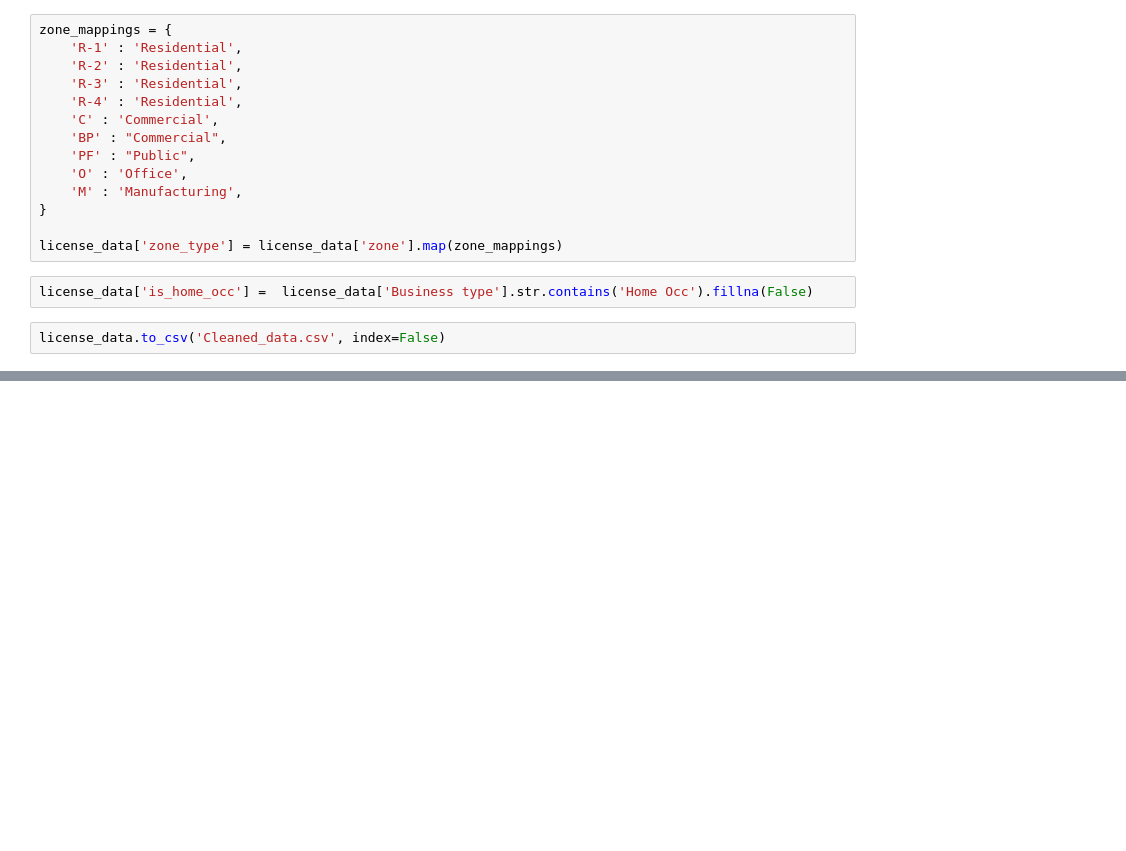
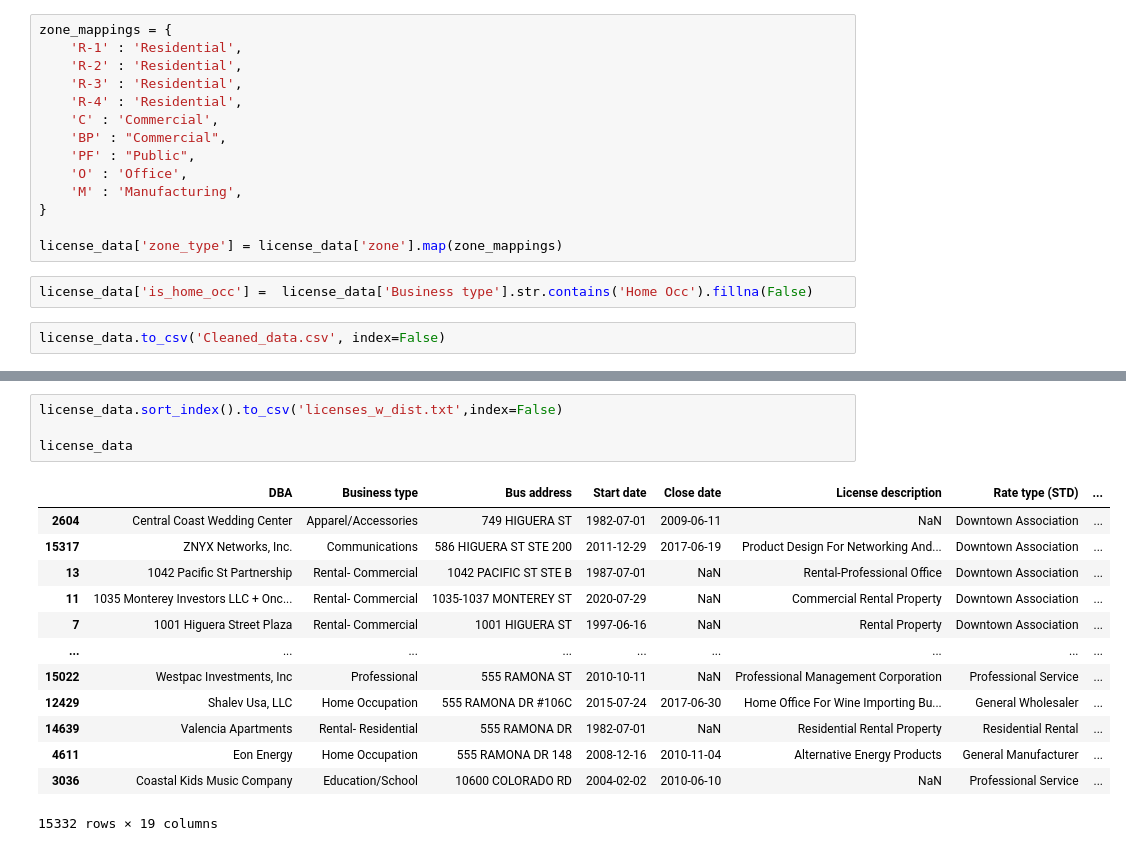
Before and after one commit to curtisjbradley/SLOCity-Business-License-Survival, a Jupyter notebook: preprocessing/preprocess_pt2.ipynb, the cells around one changed output, grey strips where cells are left out. Drawn from its saved outputs; the diff is of its cells as text; blank space fills up the shorter version.

```diff
--- a/preprocessing/preprocess_pt2.ipynb
+++ b/preprocessing/preprocess_pt2.ipynb
@@ -154,0 +210,18 @@ Name: type, Length: 15333, dtype: bool
+# %%
+license_data.sort_index().to_csv('licenses_w_dist.txt',index=False)
+
+license_data
+# %% [output]
+|  | DBA | Business type | Bus address | Start date | Close date | License description | Rate type (STD) | ... |
+| 2604 | Central Coast Wedding Center | Apparel/Accessories | 749 HIGUERA ST | 1982-07-01 | 2009-06-11 | NaN | Downtown Association | ... |
+| 15317 | ZNYX Networks, Inc. | Communications | 586 HIGUERA ST STE 200 | 2011-12-29 | 2017-06-19 | Product Design For Networking And... | Downtown Association | ... |
+| 13 | 1042 Pacific St Partnership | Rental- Commercial | 1042 PACIFIC ST STE B | 1987-07-01 | NaN | Rental-Professional Office | Downtown Association | ... |
+| 11 | 1035 Monterey Investors LLC + Onc... | Rental- Commercial | 1035-1037 MONTEREY ST | 2020-07-29 | NaN | Commercial Rental Property | Downtown Association | ... |
+| 7 | 1001 Higuera Street Plaza | Rental- Commercial | 1001 HIGUERA ST | 1997-06-16 | NaN | Rental Property | Downtown Association | ... |
+| ... | ... | ... | ... | ... | ... | ... | ... | ... |
+| 15022 | Westpac Investments, Inc | Professional | 555 RAMONA ST | 2010-10-11 | NaN | Professional Management Corporation | Professional Service | ... |
+| 12429 | Shalev Usa, LLC | Home Occupation | 555 RAMONA DR #106C | 2015-07-24 | 2017-06-30 | Home Office For Wine Importing Bu... | General Wholesaler | ... |
+| 14639 | Valencia Apartments | Rental- Residential | 555 RAMONA DR | 1982-07-01 | NaN | Residential Rental Property | Residential Rental | ... |
+| 4611 | Eon Energy | Home Occupation | 555 RAMONA DR 148 | 2008-12-16 | 2010-11-04 | Alternative Energy Products | General Manufacturer | ... |
+| 3036 | Coastal Kids Music Company | Education/School | 10600 COLORADO RD | 2004-02-02 | 2010-06-10 | NaN | Professional Service | ... |
+15332 rows × 19 columns
```
Also changed, not shown: parts of 7 cells of this notebook, 1 other file.
